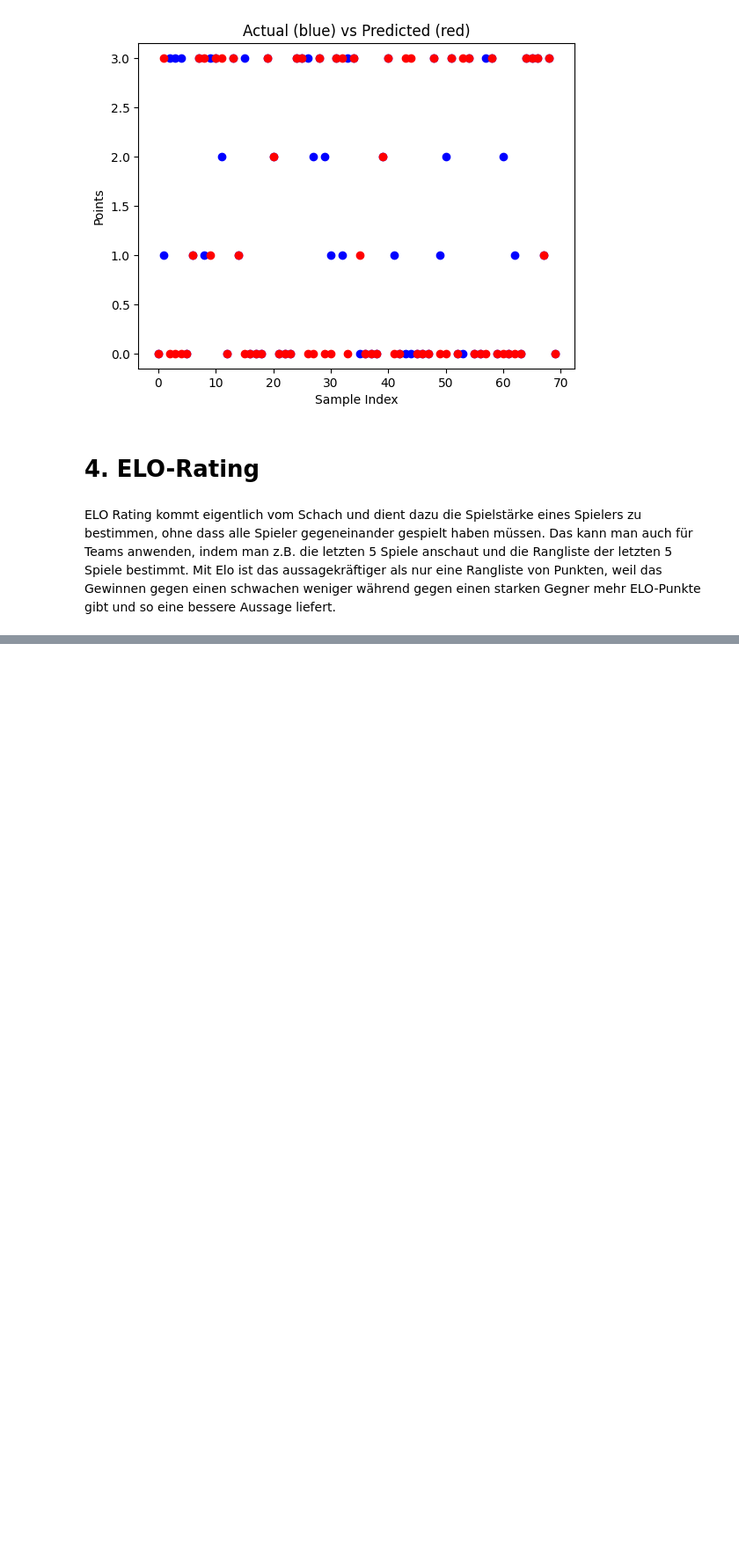
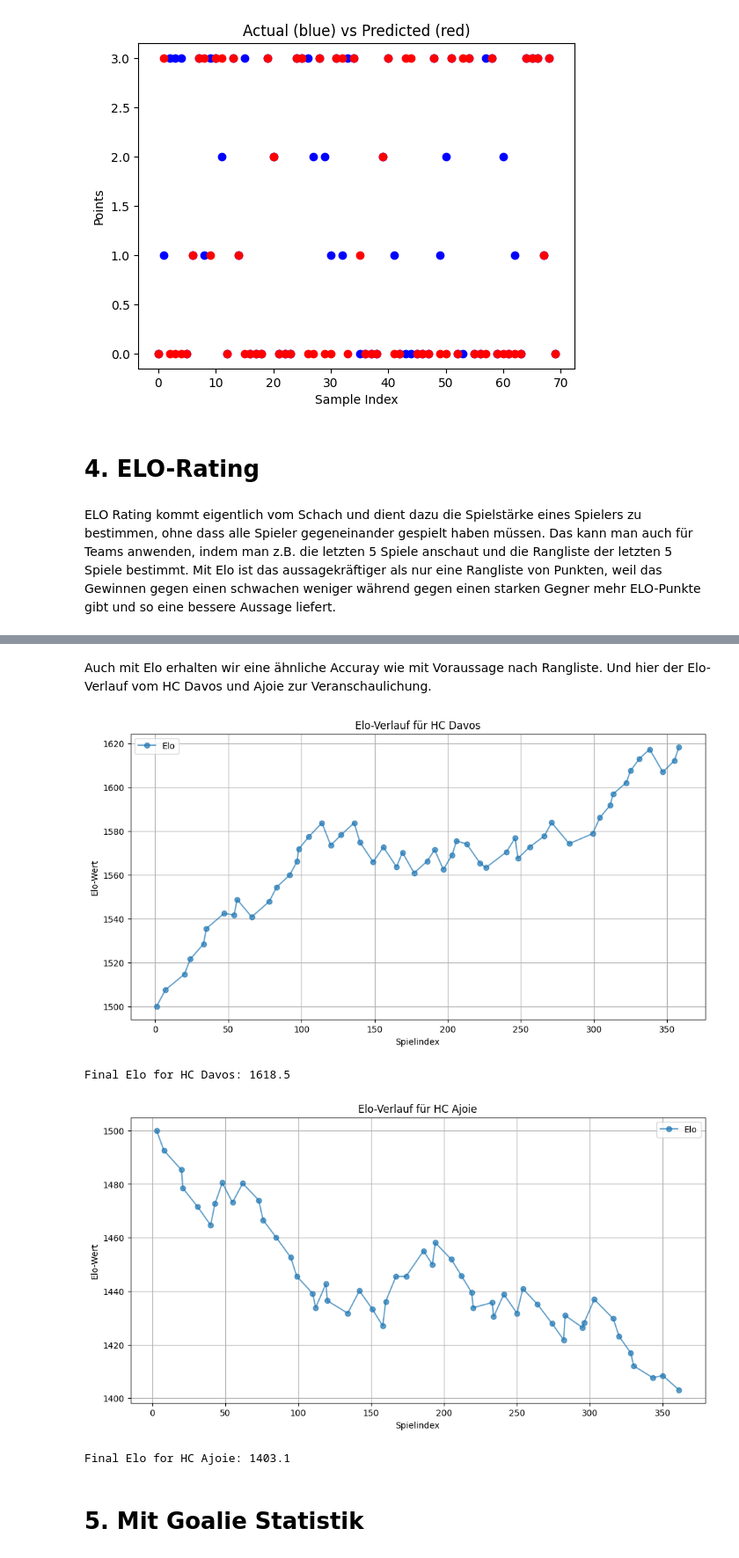
Before and after one commit to gagnauxl/hockey_prediction, a Jupyter notebook: src/hockey-prediction.ipynb, the cells around one changed output, grey strips where cells are left out. Shown at 88% size. Saved outputs shown, nothing was run; the diff lists cells and outputs as text; code cells hidden in the pictures; blank space fills up the shorter version.

```diff
--- a/src/hockey-prediction.ipynb
+++ b/src/hockey-prediction.ipynb
@@ -134,0 +161,11 @@ ELO Rating kommt eigentlich vom Schach und dient dazu die Spielstärke eines Spi
+# %% [markdown]
+Auch mit Elo erhalten wir eine ähnliche Accuray wie mit Voraussage nach Rangliste. Und hier der Elo-Verlauf vom HC Davos und Ajoie zur Veranschaulichung.
+# %%
+elo.plot_Elo_HC_Davos_Ajoie(df)
+# %% [output]
+[figure, added]
+Final Elo for HC Davos: 1618.5
+[figure, added]
+Final Elo for HC Ajoie: 1403.1
+# %% [markdown]
+# 5. Mit Goalie Statistik
```
Also changed, not shown: parts of 8 cells of this notebook, 4 other files.
